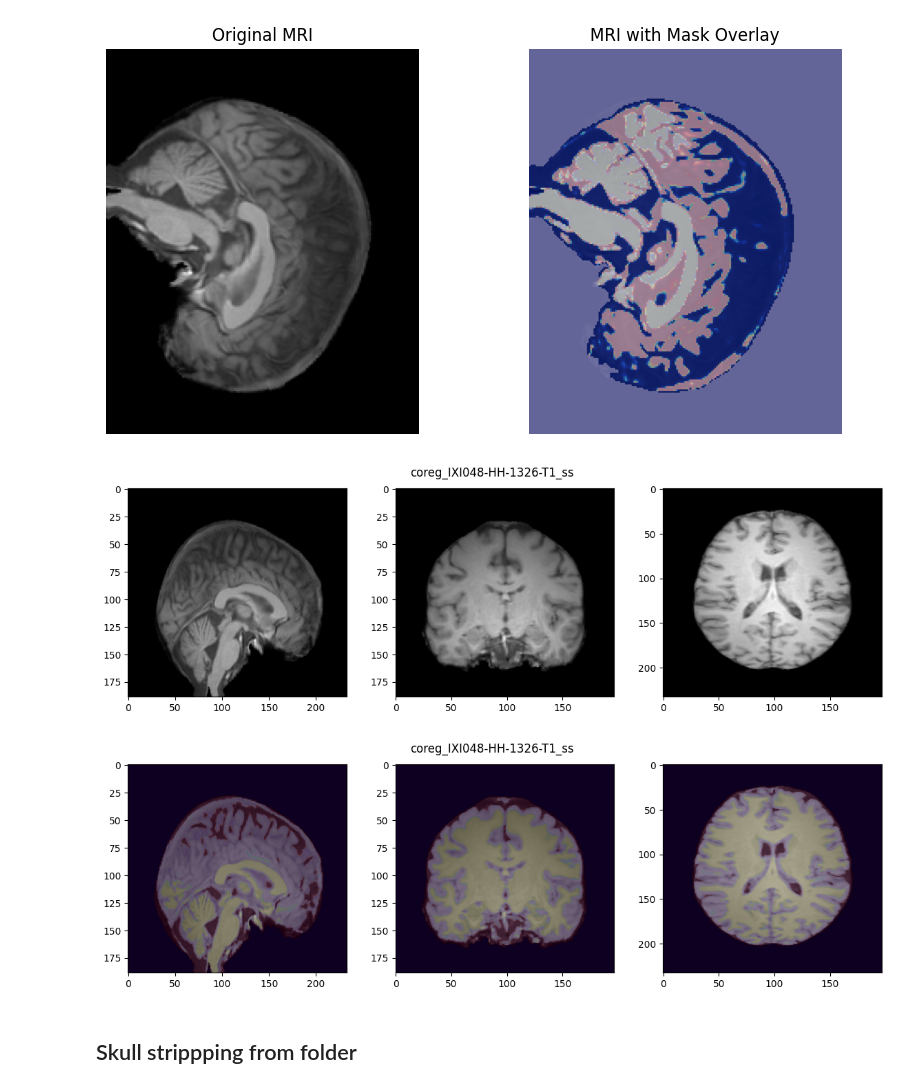
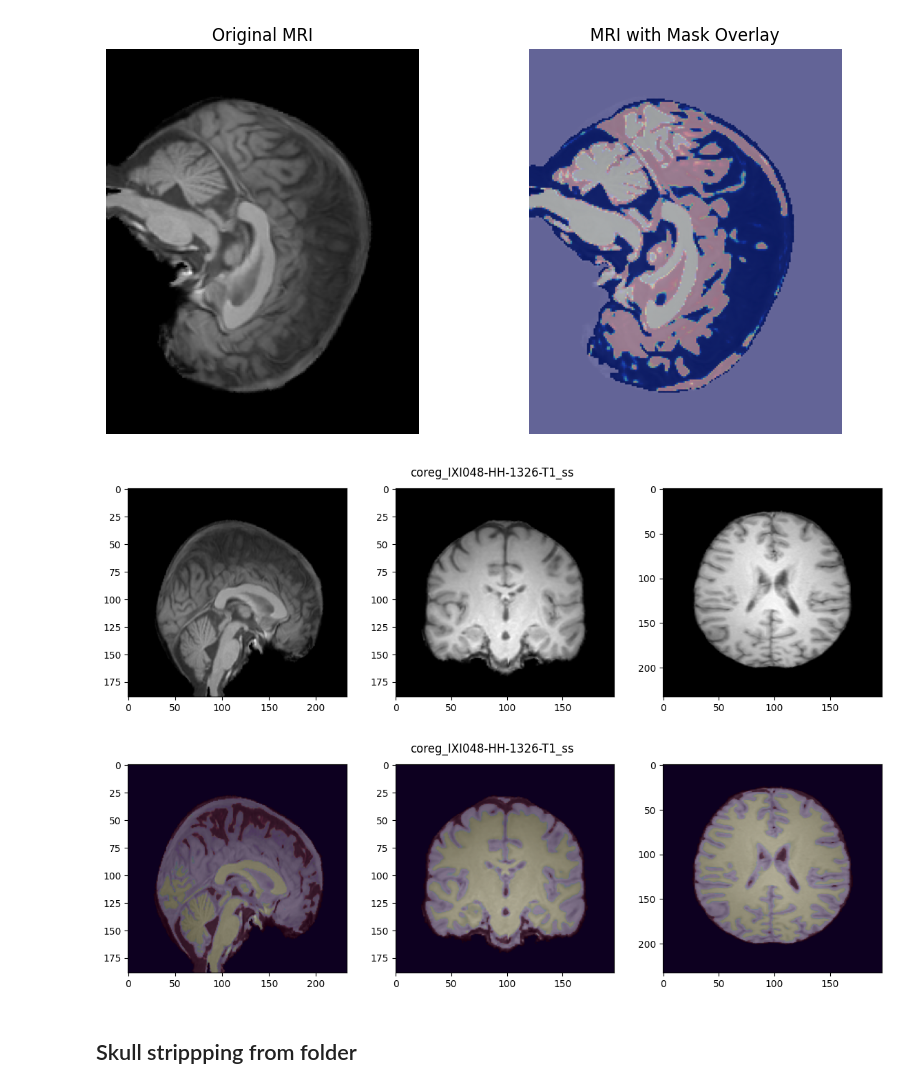
Before and after one commit to sangu-firedev/Medhulu, a Jupyter notebook: Notebooks/Untitled.ipynb, the cells around one changed output. Saved outputs shown, nothing was run; the diff lists cells and outputs as text; code cells hidden in the pictures.

```diff
--- a/Notebooks/Untitled.ipynb
+++ b/Notebooks/Untitled.ipynb
@@ -236,13 +236,13 @@ plt.show()
 # %%
 from utilities.plotting import plot_with_mask
 csf = LoadImage("/home/sangu/rought_folder/trial3/n4_ant_cr_ants_mask_0.nii.gz")
 gm = LoadImage("/home/sangu/rought_folder/trial3/n4_ant_cr_ants_mask_1.nii.gz")
 wm = LoadImage("/home/sangu/rought_folder/trial3/n4_ant_cr_ants_mask_3.nii.gz")
 orig_img = LoadImage("/home/sangu/Medulu/Datasets/Raw/post_reg_mri/coreg_IXI048-HH-1326-T1_ss.nii.gz")
-plot_with_mask(orig_img, [csf, gm, wm], [97, 120, 90])
+plot_with_mask(orig_img, [csf, gm, wm])
 # %% [output]
-[figure, old version]
+[figure, new version]
-[figure, old version]
+[figure, new version]
 # %% [markdown]
 ## Skull strippping from folder
 # %%
```
Also changed, not shown: parts of 3 cells of this notebook, 3 other files.
